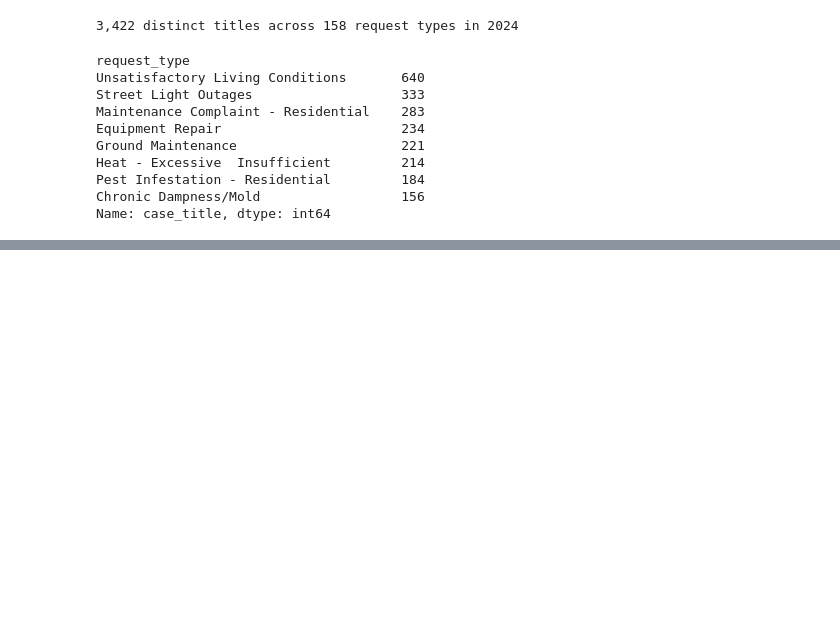
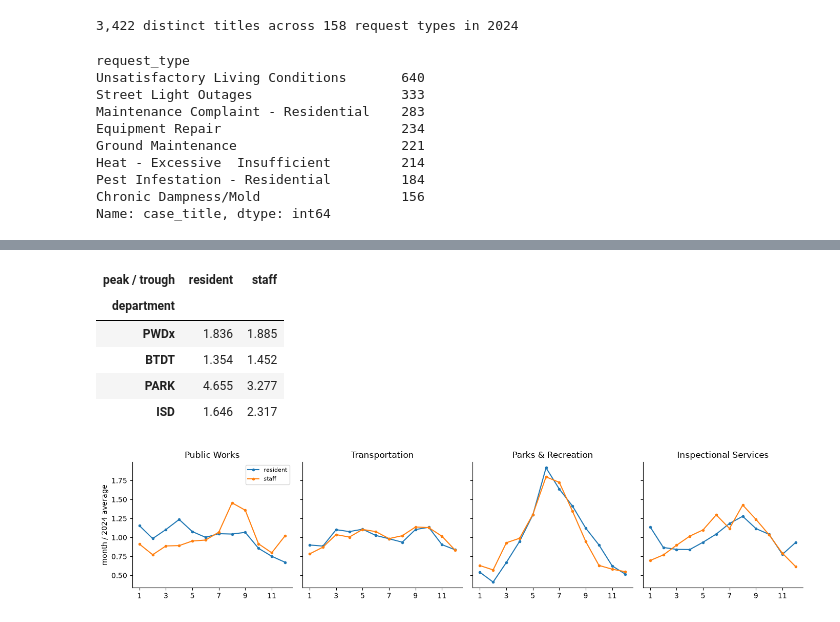
Before and after one commit to nishanth3112/boston311-crew-planner, a Jupyter notebook: notebooks/311_staffing_submission.ipynb, the cells around one changed output, grey strips where cells are left out. Saved outputs shown, nothing was run; the diff lists cells and outputs as text; code cells hidden in the pictures; blank space fills up the shorter version.

```diff
--- a/notebooks/311_staffing_submission.ipynb
+++ b/notebooks/311_staffing_submission.ipynb
@@ -241,0 +464,12 @@ Name: case_title, dtype: int64
+# %%
+s24 = stats[stats["year"] == 2024].copy()
+s24["logged by"] = s24["source"].isin(RESIDENT_SOURCES).map({True: "resident", False: "staff"})
+groups = s24.groupby(["department", "logged by"])
+compare = pd.DataFrame(
+    {
+        "requests": groups.size(),
+        "on-time rate": groups["on_time"].mean(),
+        "median days to close": groups["close_days"].median(),
+    }
+)
+compare.loc[list(DEPARTMENTS)].round(3)
@@ -241,0 +511,25 @@ Name: case_title, dtype: int64
+# %%
+# monthly volume by group, each divided by its own 2024 monthly average
+monthly_group = s24.groupby(["department", "logged by", "month"]).size()
+shape = monthly_group / monthly_group.groupby(["department", "logged by"]).transform("mean")
+fig, axes = plt.subplots(1, 4, figsize=(14, 3.2), sharey=True)
+for ax, code in zip(axes, DEPARTMENTS, strict=True):
+    for who in ("resident", "staff"):
+        s = shape.loc[(code, who)]
+        ax.plot(s.index.str[5:].astype(int), s.to_numpy(), marker=".", label=who)
+    ax.set_title(NAMES[code])
+    ax.set_xticks(range(1, 13, 2))
+axes[0].legend(fontsize=8)
+axes[0].set_ylabel("month / 2024 average")
+fig.tight_layout()
+
+peak = shape.groupby(["department", "logged by"]).agg(lambda s: s.max() / s.min())
+peak.unstack().loc[list(DEPARTMENTS)].round(3).rename_axis(columns="peak / trough")
+# %% [output]
+| peak / trough | resident | staff |
+| department |  |  |
+| PWDx | 1.836 | 1.885 |
+| BTDT | 1.354 | 1.452 |
+| PARK | 4.655 | 3.277 |
+| ISD | 1.646 | 2.317 |
+[figure, added]
```
Also changed, not shown: parts of 26 cells of this notebook, 5 other files.
